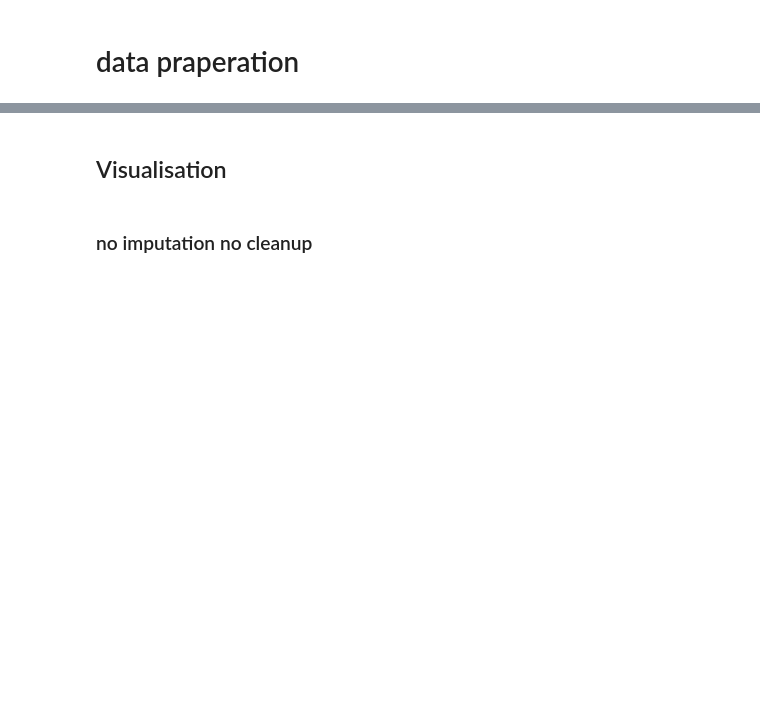
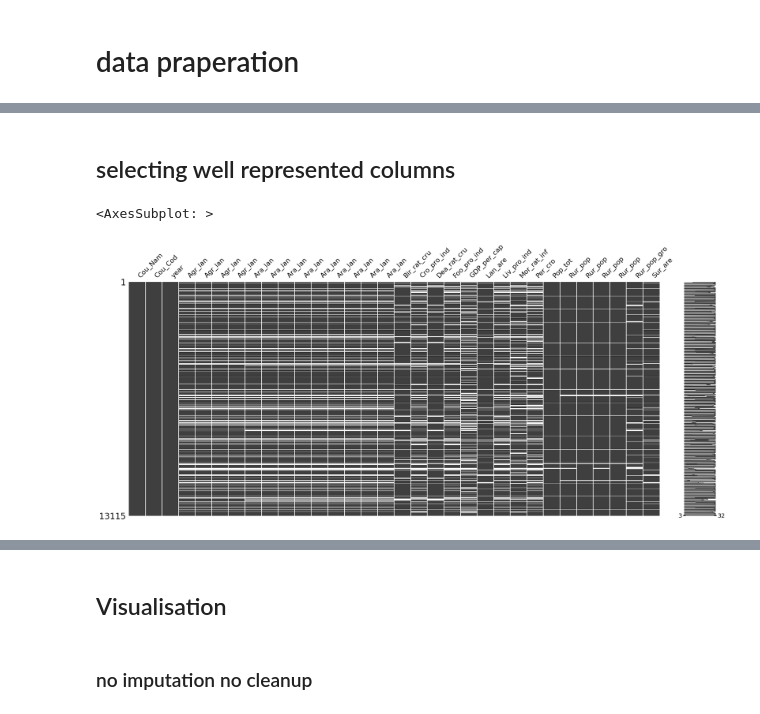
Before and after one commit to hofslu/dataVis, a Jupyter notebook: exOne/development.ipynb, the cells around one changed output, grey strips where cells are left out. Cells and saved outputs as stored; diff of their text form; code cells hidden in the pictures; blank space fills up the shorter version.

```diff
--- a/exOne/development.ipynb
+++ b/exOne/development.ipynb
@@ -94,0 +80,11 @@ short_names
+# %% [markdown]
+## selecting well represented columns
+# %%
+# aggregated - zusammengefasst
+# agrar - Landwirtschaft
+criteria = df[:].isna().sum() < 13115 * 0.3 # allowed nans
+df_selected = df[criteria.index[criteria]]
+msno.matrix(df_selected)
+# %% [output]
+<AxesSubplot: >
+[figure, added]
```
Also changed, not shown: parts of 15 cells of this notebook, 1 other file.
